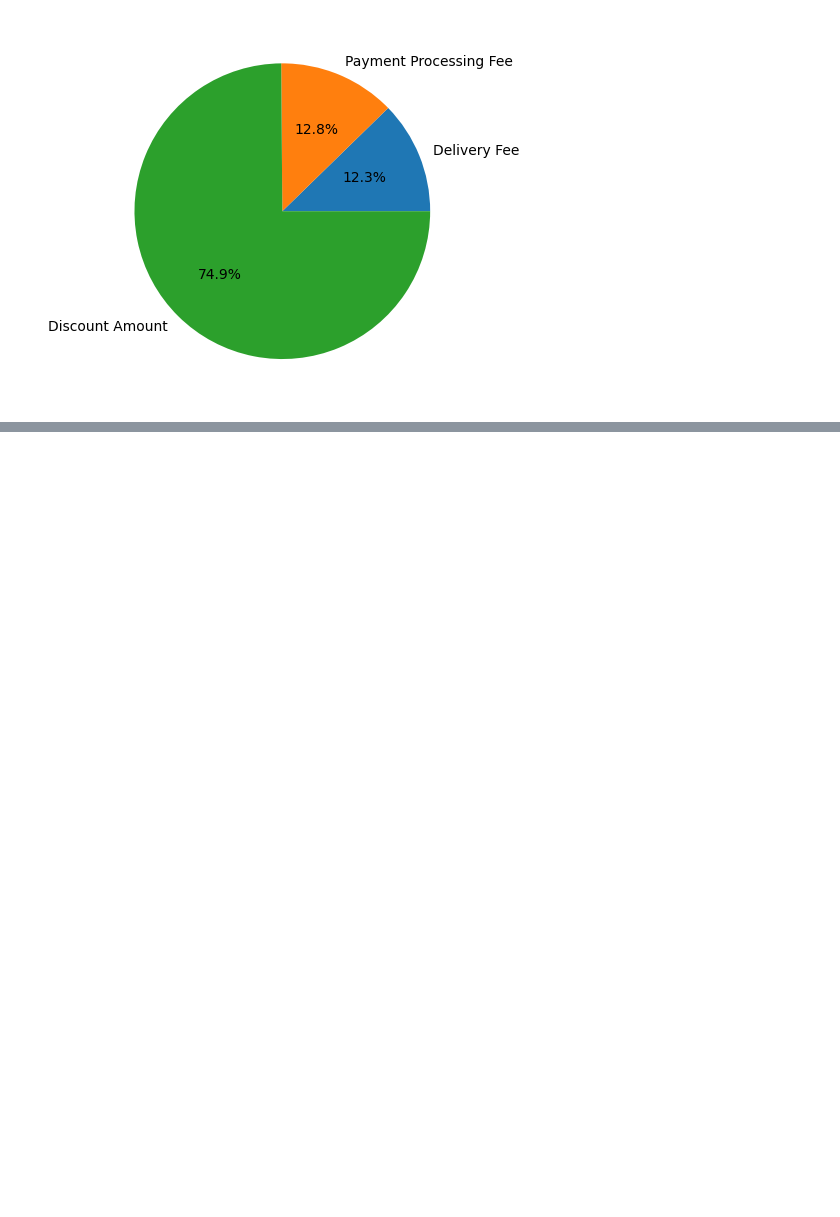
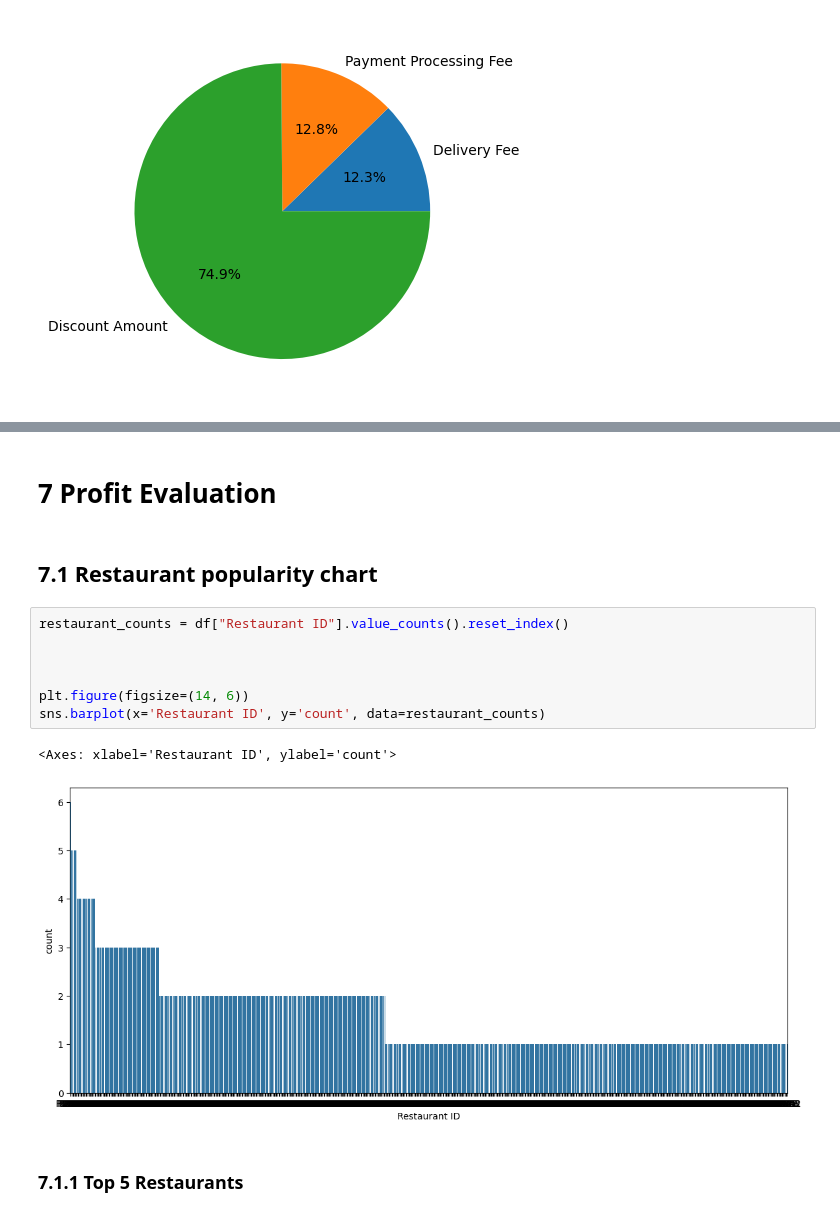
Before and after one commit to HSVI/Food-Delivery-Analysis, a Jupyter notebook: Analysis.ipynb, the cells around one changed output, grey strips where cells are left out. Saved outputs shown, nothing was run; the diff lists cells and outputs as text; blank space fills up the shorter version.

```diff
--- a/Analysis.ipynb
+++ b/Analysis.ipynb
@@ -239,0 +260,16 @@ plot = plt.pie(costs_breakdown, labels=costs_breakdown.index, autopct='%1.1f%%')
+# %% [markdown]
+# 7 Profit Evaluation
+# %% [markdown]
+## 7.1 Restaurant popularity chart
+# %%
+restaurant_counts = df["Restaurant ID"].value_counts().reset_index()
+
+
+
+plt.figure(figsize=(14, 6))
+sns.barplot(x='Restaurant ID', y='count', data=restaurant_counts)
+# %% [output]
+<Axes: xlabel='Restaurant ID', ylabel='count'>
+[figure, added]
+# %% [markdown]
+### 7.1.1 Top 5 Restaurants
```
Also changed, not shown: parts of 4 cells of this notebook.
